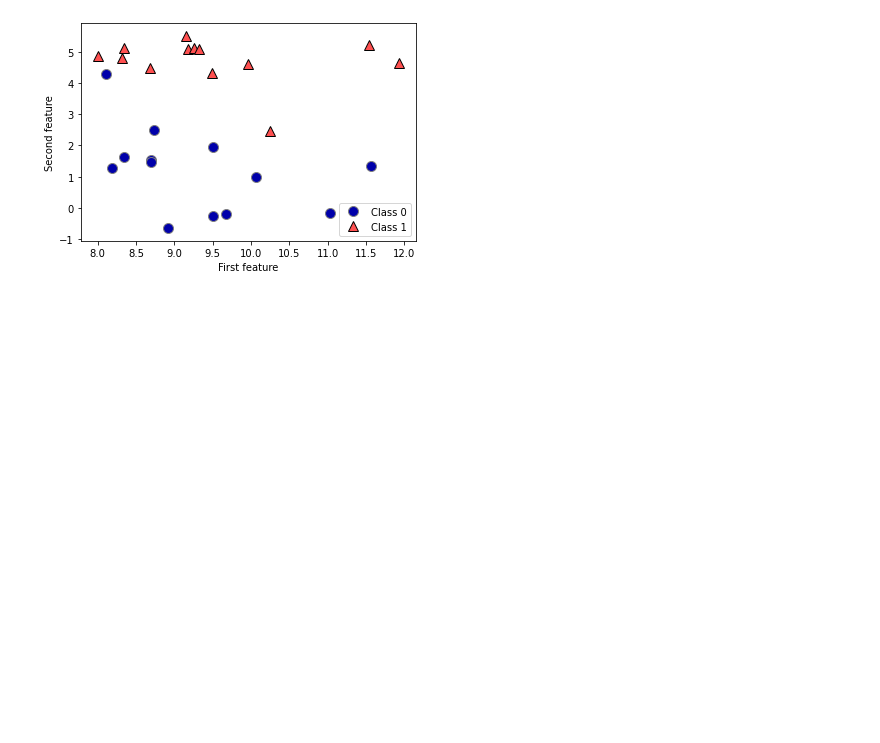
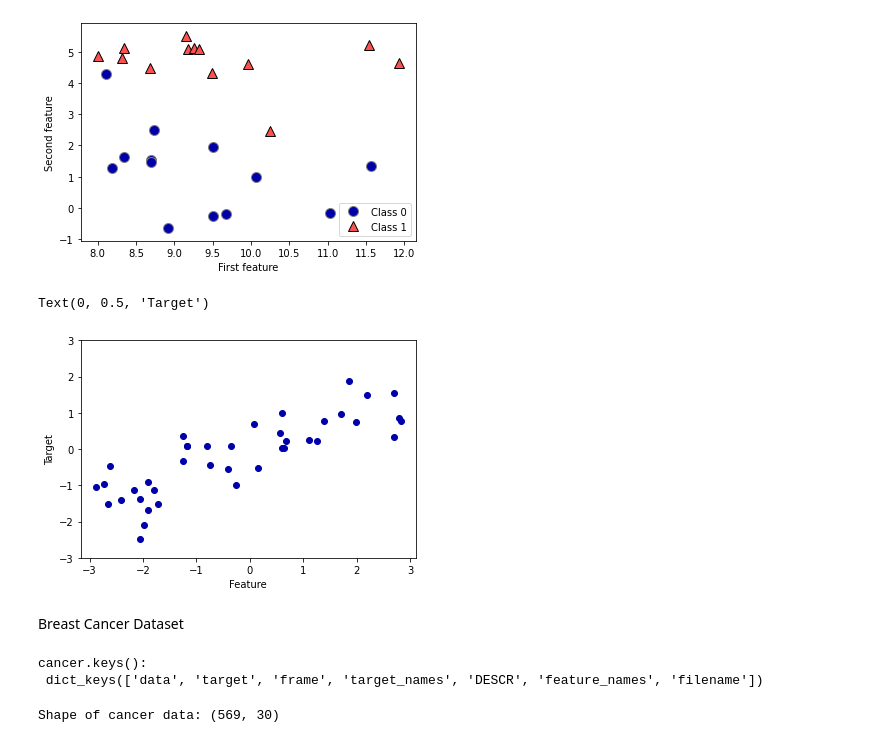
Before and after one commit to dlegoues/introduction_to_ml_with_python, a Jupyter notebook: 02-supervised-learning.ipynb, the cells around one changed output. Saved outputs shown, nothing was run; the diff lists cells and outputs as text; code cells hidden in the pictures; blank space fills up the shorter version.

```diff
--- a/02-supervised-learning.ipynb
+++ b/02-supervised-learning.ipynb
@@ -20,3 +20,25 @@ print("X.shape:", X.shape)
 # %% [output]
 X.shape: (26, 2)
 [figure]
+# %%
+X, y = mglearn.datasets.make_wave(n_samples=40)
+plt.plot(X, y, 'o')
+plt.ylim(-3, 3)
+plt.xlabel("Feature")
+plt.ylabel("Target")
+# %% [output]
+Text(0, 0.5, 'Target')
+[figure, added]
+# %% [markdown]
+Breast Cancer Dataset
+# %%
+from sklearn.datasets import load_breast_cancer
+cancer = load_breast_cancer()
+print("cancer.keys():\n", cancer.keys())
+# %% [output]
+cancer.keys():
+ dict_keys(['data', 'target', 'frame', 'target_names', 'DESCR', 'feature_names', 'filename'])
+# %%
+print("Shape of cancer data:", cancer.data.shape)
+# %% [output]
+Shape of cancer data: (569, 30)
```
Also changed, not shown: parts of 21 cells of this notebook.
